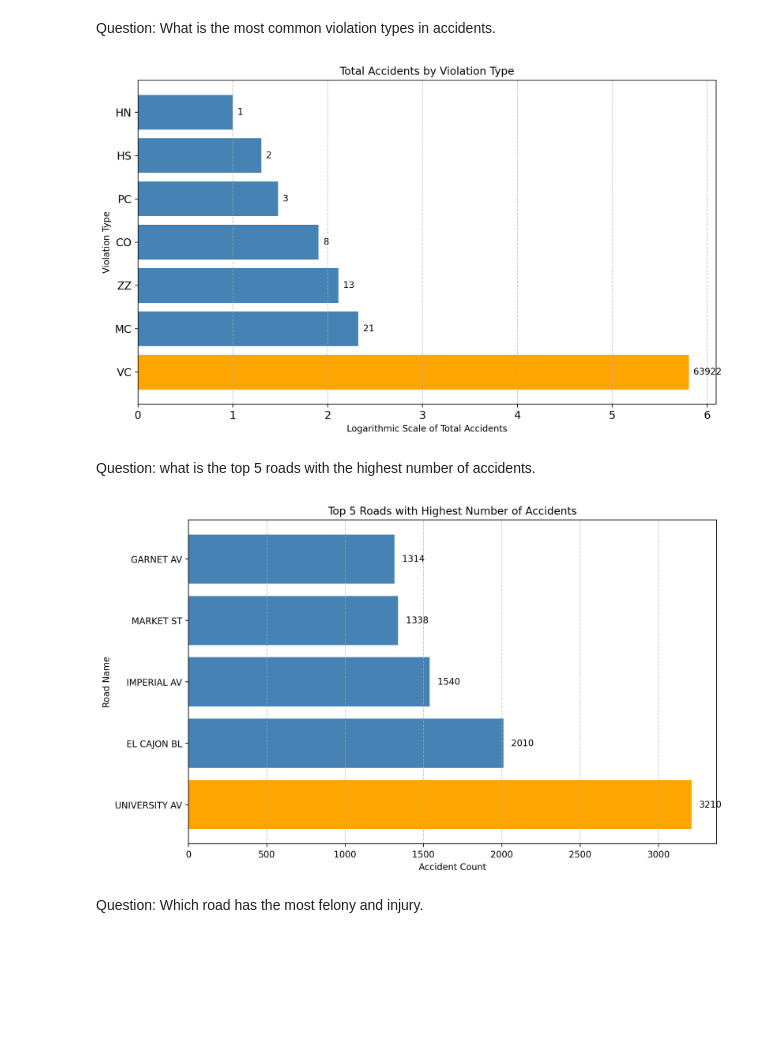
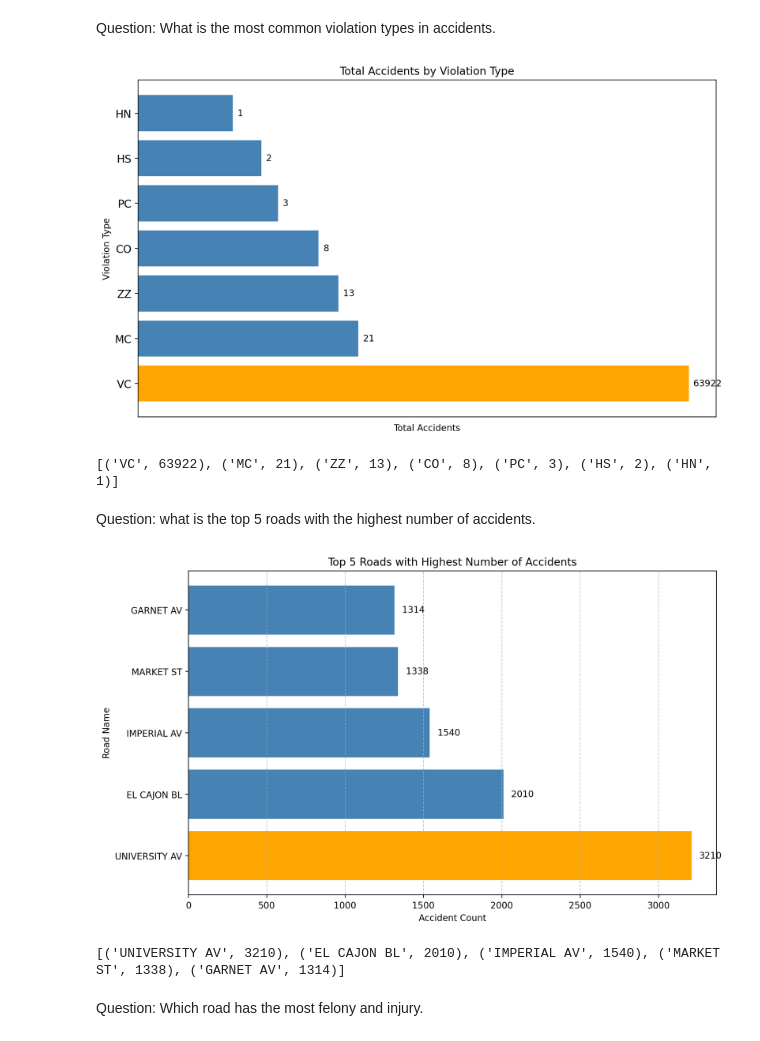
Before and after one commit to jgeng99/San-Diego-Accident-Analysis, a Jupyter notebook: src/data-analysis.ipynb, the cells around one changed output. Saved outputs shown, nothing was run; the diff lists cells and outputs as text; code cells hidden in the pictures; blank space fills up the shorter version.

```diff
--- a/src/data-analysis.ipynb
+++ b/src/data-analysis.ipynb
@@ -205,35 +205,39 @@ query = \
     """
 
 cur.execute(query)
 result = cur.fetchall()
 
 violation_types = [row[0] for row in result]
 total_accidents = [row[1] for row in result]
 
 normalized_accidents = np.log10(total_accidents)+1
 
 fig, ax = plt.subplots(figsize=(10, 6))
 bar_colors = ['steelblue' for _ in violation_types]
 ax.barh(violation_types, normalized_accidents, color=bar_colors)
 
 max_index = np.argmax(normalized_accidents)
 ax.patches[max_index].set_facecolor('orange')
 
 for i, v in enumerate(normalized_accidents):
     ax.text(v + 0.05, i, f"{total_accidents[i]}", color='black', va='center')
 
+plt.xticks([])
 plt.title("Total Accidents by Violation Type")
-plt.xlabel("Logarithmic Scale of Total Accidents")
+plt.xlabel("Total Accidents")
 plt.ylabel("Violation Type")
 
 plt.xticks(fontsize=12)
 plt.yticks(fontsize=12)
 plt.grid(axis='x', linestyle='--', alpha=0.7)
 
 plt.tight_layout()
 plt.show()
+
+print(result)
 # %% [output]
-[figure, old version]
+[figure, new version]
+[('VC', 63922), ('MC', 21), ('ZZ', 13), ('CO', 8), ('PC', 3), ('HS', 2), ('HN', 1)]
 # %% [markdown]
 Question: what is the top 5 roads with the highest number of accidents.
 # %%
@@ -275,8 +279,10 @@ plt.grid(axis='x', linestyle='--', alpha=0.7)
 
 plt.tight_layout()
 plt.show()
+print(result)
 # %% [output]
 [figure]
+[('UNIVERSITY AV', 3210), ('EL CAJON BL', 2010), ('IMPERIAL AV', 1540), ('MARKET ST', 1338), ('GARNET AV', 1314)]
 # %% [markdown]
 Question: Which road has the most felony and injury.
 # %%
```
Also changed, not shown: parts of 6 cells of this notebook, 1 other file.
